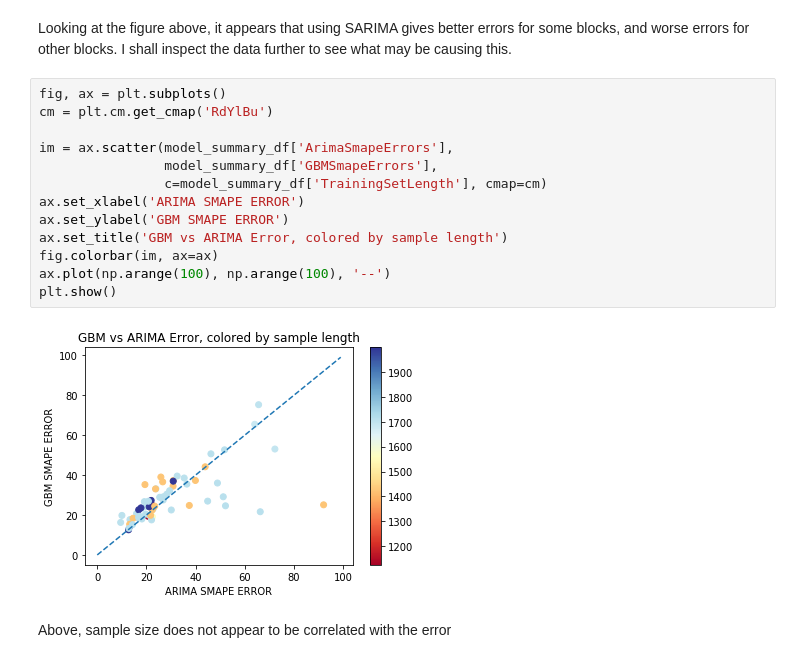
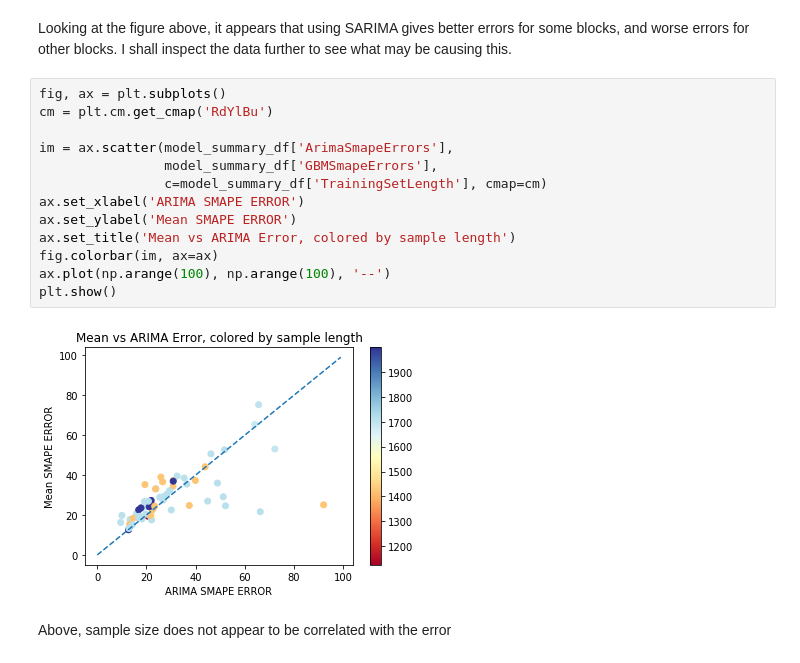
Before and after one commit to mocohen/Capstone-Project-1, a Jupyter notebook: Arima Results.ipynb, the cells around one changed output. Cells and saved outputs as stored; diff of their text form.

Commit message:
Updated Figure labels

```diff
--- a/Arima Results.ipynb
+++ b/Arima Results.ipynb
@@ -173,18 +175,18 @@ Looking at the figure above, it appears that using SARIMA gives better errors fo
 # %%
 fig, ax = plt.subplots()
 cm = plt.cm.get_cmap('RdYlBu')
 
 im = ax.scatter(model_summary_df['ArimaSmapeErrors'],
                 model_summary_df['GBMSmapeErrors'],
                 c=model_summary_df['TrainingSetLength'], cmap=cm)
 ax.set_xlabel('ARIMA SMAPE ERROR')
-ax.set_ylabel('GBM SMAPE ERROR')
-ax.set_title('GBM vs ARIMA Error, colored by sample length')
+ax.set_ylabel('Mean SMAPE ERROR')
+ax.set_title('Mean vs ARIMA Error, colored by sample length')
 fig.colorbar(im, ax=ax)
 ax.plot(np.arange(100), np.arange(100), '--')
 plt.show()
 # %% [output]
-[figure, old version]
+[figure, new version]
 # %% [markdown]
 Above, sample size does not appear to be correlated with the error
 # %%
```
Also changed, not shown: parts of 2 cells of this notebook.
